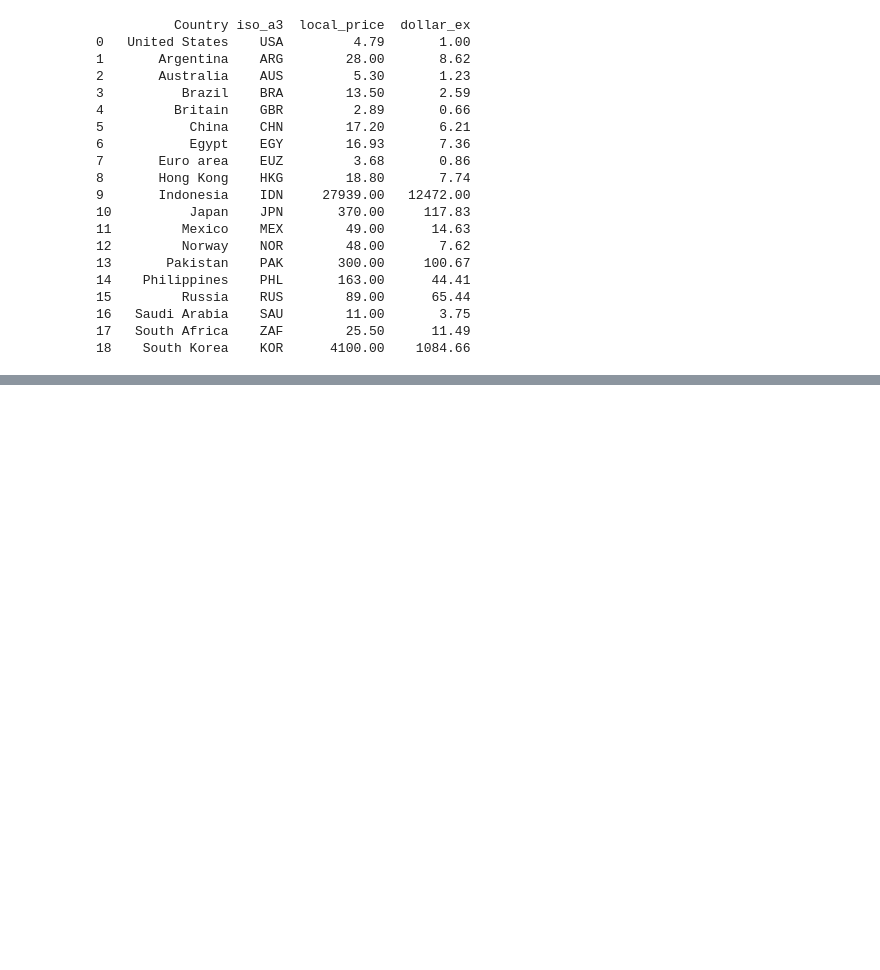
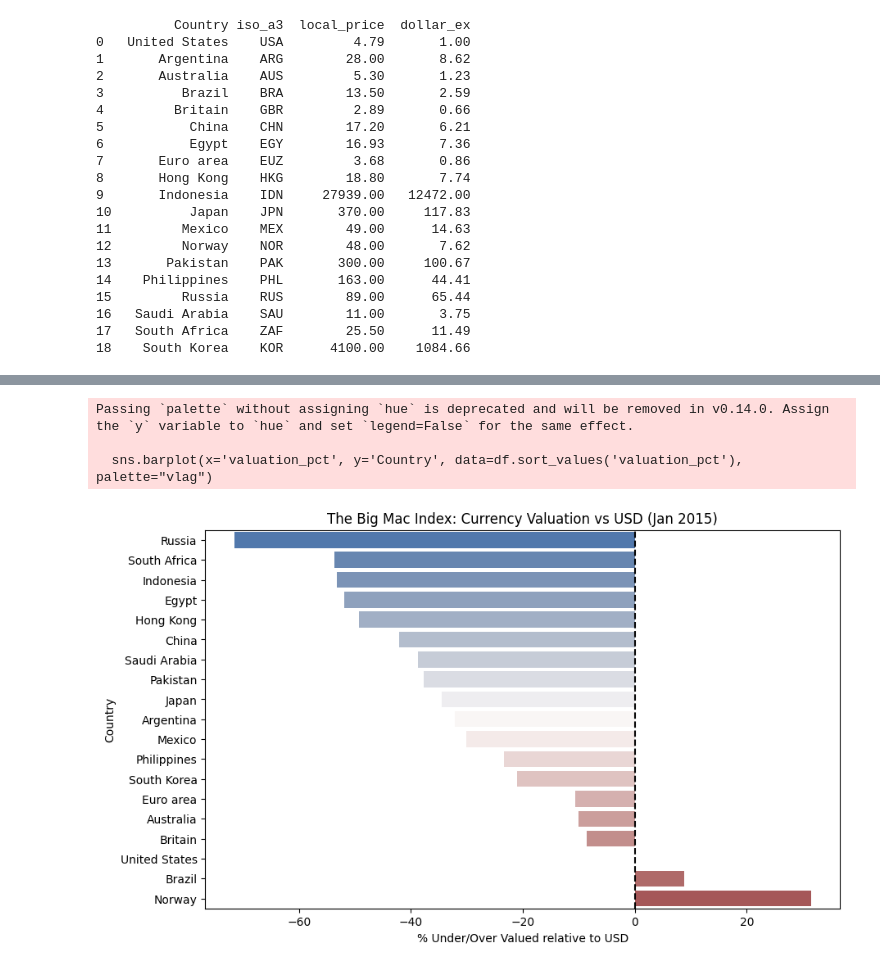
Before and after one commit to aahan-rd/ECON3916-Statistical-Machine-Learnin, a Jupyter notebook: Lab 1/Lab_1_Burger_Index.ipynb, the cells around one changed output, grey strips where cells are left out. Drawn from its saved outputs; the diff is of its cells as text; code cells hidden in the pictures; blank space fills up the shorter version.

```diff
--- a/Lab 1/Lab_1_Burger_Index.ipynb
+++ b/Lab 1/Lab_1_Burger_Index.ipynb
@@ -44,3 +44,9 @@ print(df)
 16   Saudi Arabia    SAU        11.00       3.75
 17   South Africa    ZAF        25.50      11.49
 18    South Korea    KOR      4100.00    1084.66
+# %%
+df['dollar_price'] = df['local_price'] / df['dollar_ex']
+us_price=df.loc[df["iso_a3"]=="USA","dollar_price"].values
+df['implied_ppp'] = df['local_price'] / us_price
+df['valuation_pct'] = ((df['implied_ppp'] - df['dollar_ex']) / df['dollar_ex']) * 100
+print(df[['Country', 'dollar_price', 'valuation_pct']].sort_values('valuation_pct'))
@@ -46,0 +74,12 @@ print(df)
+# %%
+plt.figure(figsize=(10, 6))
+sns.barplot(x='valuation_pct', y='Country', data=df.sort_values('valuation_pct'), palette="vlag")
+plt.axvline(x=0, color='black', linestyle='--')
+plt.title('The Big Mac Index: Currency Valuation vs USD (Jan 2015)')
+plt.xlabel('% Under/Over Valued relative to USD')
+plt.show()
+# %% [output]
+Passing `palette` without assigning `hue` is deprecated and will be removed in v0.14.0. Assign the `y` variable to `hue` and set `legend=False` for the same effect.
+
+  sns.barplot(x='valuation_pct', y='Country', data=df.sort_values('valuation_pct'), palette="vlag")
+[figure, added]
```
Also changed, not shown: parts of 3 cells of this notebook.
